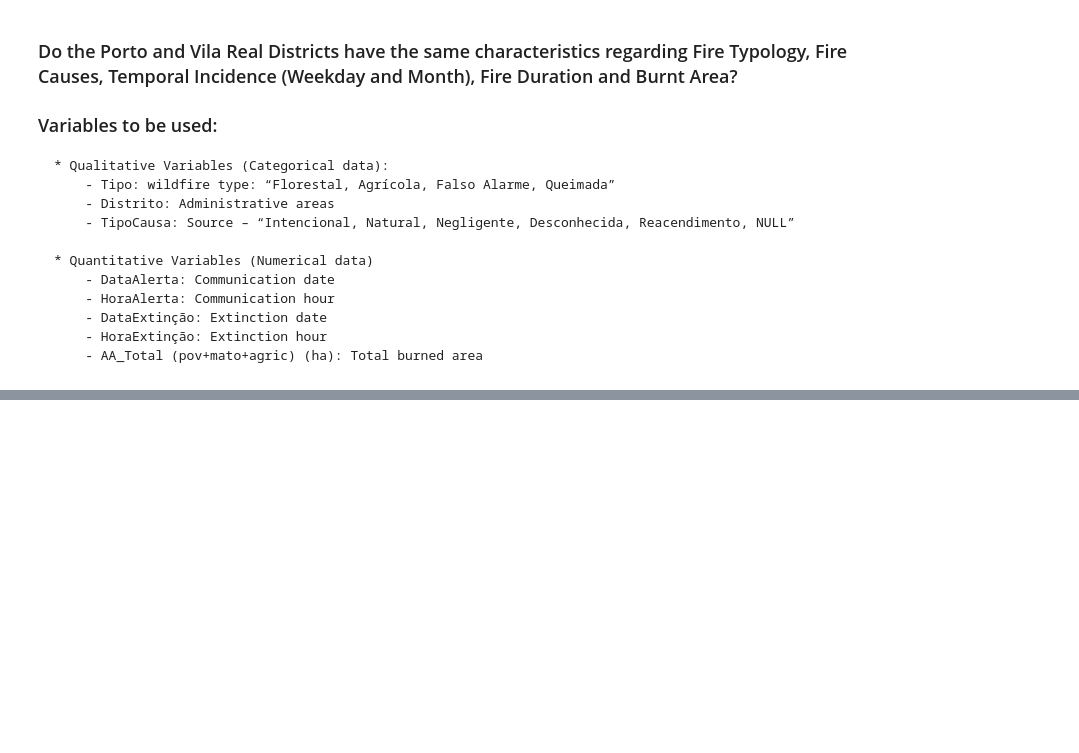
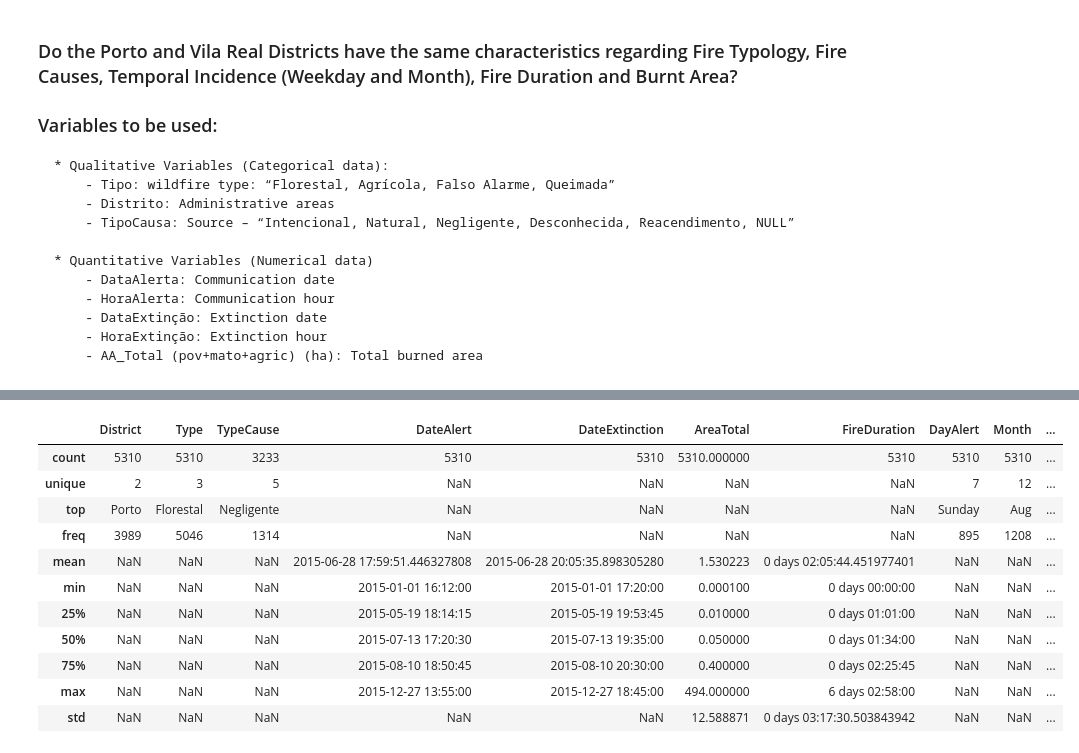
Before and after one commit to Sandokhan/mdse-stats, a Jupyter notebook: fire.ipynb, the cells around one changed output, grey strips where cells are left out. Saved outputs shown, nothing was run; the diff lists cells and outputs as text; code cells hidden in the pictures; blank space fills up the shorter version.

```diff
--- a/fire.ipynb
+++ b/fire.ipynb
@@ -102,7 +178,7 @@ columns = ['Distrito','Tipo', 'TipoCausa', 'DAlert','DExtiction','AA_Total (pov+
 names   = ['District','Type', 'TypeCause', 'DateAlert', 'DateExtinction','AreaTotal']
 
 # Filter the dataset
-filtered = df[columns].query('Distrito in @North')
+filtered = df[columns].query('Distrito in @North & Tipo != "Falso Alarme"')
 
 # Reset & drop Indexes
 filtered.reset_index(inplace=True, drop=True)
@@ -117,0 +228,9 @@ display(filtered.Type.value_counts(normalize=True))
+# %%
+# Rows with null values on Date Extinction
+display(filtered[filtered.Month.isnull()])
+
+# Removing rows with null values on Date Extinction
+filtered.dropna(subset=['Month'], inplace=True, axis='rows')
+
+# Inspecting dataset
+display(filtered[filtered.Month.isnull()])
@@ -125,3 +256,7 @@ display(filtered[filtered.columns[filtered.isnull().any()]].isnull().sum(axis=0)
 # %%
 # Inspecting whether the date of Alert is greater that Extinction
 display(filtered[(filtered.DateAlert > filtered.DateExtinction) == True])
+
+# Removing rows where date of Alert is greater that Extinction
+north = filtered[(filtered.DateAlert > filtered.DateExtinction) == False].copy(deep=True)
+display(north[(north.DateAlert > north.DateExtinction) == True])
@@ -153,3 +299,19 @@ display(filtered.Type.value_counts(dropna=False, ascending=False, normalize=True
+# %%
+# show statistics values for all dataset
+north.describe(include='all', datetime_is_numeric=True)
+# %% [output]
+|  | District | Type | TypeCause | DateAlert | DateExtinction | AreaTotal | FireDuration | DayAlert | Month | ... |
+| count | 5310 | 5310 | 3233 | 5310 | 5310 | 5310.000000 | 5310 | 5310 | 5310 | ... |
+| unique | 2 | 3 | 5 | NaN | NaN | NaN | NaN | 7 | 12 | ... |
+| top | Porto | Florestal | Negligente | NaN | NaN | NaN | NaN | Sunday | Aug | ... |
+| freq | 3989 | 5046 | 1314 | NaN | NaN | NaN | NaN | 895 | 1208 | ... |
+| mean | NaN | NaN | NaN | 2015-06-28 17:59:51.446327808 | 2015-06-28 20:05:35.898305280 | 1.530223 | 0 days 02:05:44.451977401 | NaN | NaN | ... |
+| min | NaN | NaN | NaN | 2015-01-01 16:12:00 | 2015-01-01 17:20:00 | 0.000100 | 0 days 00:00:00 | NaN | NaN | ... |
+| 25% | NaN | NaN | NaN | 2015-05-19 18:14:15 | 2015-05-19 19:53:45 | 0.010000 | 0 days 01:01:00 | NaN | NaN | ... |
+| 50% | NaN | NaN | NaN | 2015-07-13 17:20:30 | 2015-07-13 19:35:00 | 0.050000 | 0 days 01:34:00 | NaN | NaN | ... |
+| 75% | NaN | NaN | NaN | 2015-08-10 18:50:45 | 2015-08-10 20:30:00 | 0.400000 | 0 days 02:25:45 | NaN | NaN | ... |
+| max | NaN | NaN | NaN | 2015-12-27 13:55:00 | 2015-12-27 18:45:00 | 494.000000 | 6 days 02:58:00 | NaN | NaN | ... |
+| std | NaN | NaN | NaN | NaN | NaN | 12.588871 | 0 days 03:17:30.503843942 | NaN | NaN | ... |
 # %%
 g = sns.FacetGrid(filtered, col="District", height= 12, hue="Type")
 g.map_dataframe(sns.histplot, x="Type")
```
Also changed, not shown: parts of 24 cells of this notebook.
